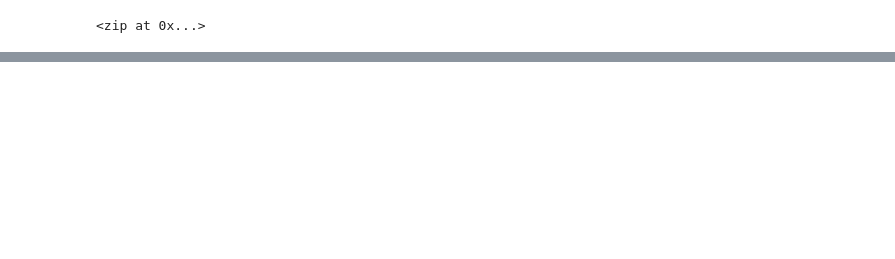
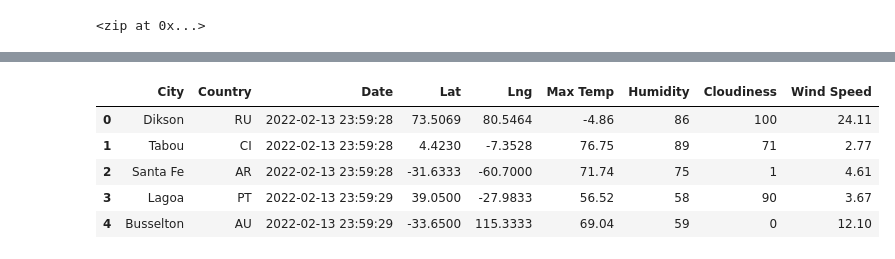
Before and after one commit to gittyupgirl/World_Weather_Analysis, a Jupyter notebook: WeatherPy.ipynb, the cells around one changed output, grey strips where cells are left out. Cells and saved outputs as stored; diff of their text form; code cells hidden in the pictures; blank space fills up the shorter version.

```diff
--- a/WeatherPy.ipynb
+++ b/WeatherPy.ipynb
@@ -16,0 +148,13 @@ coordinates = list(lat_lngs)
+# %%
+# Reorder the columns
+city_data_df_new_col = ["City", "Country", "Date", "Lat", "Lng", "Max Temp", "Humidity", "Cloudiness", "Wind Speed"]
+city_data_df = city_data_df[city_data_df_new_col]
+# %%
+city_data_df.head()
+# %% [output]
+|  | City | Country | Date | Lat | Lng | Max Temp | Humidity | Cloudiness | Wind Speed |
+| 0 | Dikson | RU | 2022-02-13 23:59:28 | 73.5069 | 80.5464 | -4.86 | 86 | 100 | 24.11 |
+| 1 | Tabou | CI | 2022-02-13 23:59:28 | 4.4230 | -7.3528 | 76.75 | 89 | 71 | 2.77 |
+| 2 | Santa Fe | AR | 2022-02-13 23:59:28 | -31.6333 | -60.7000 | 71.74 | 75 | 1 | 4.61 |
+| 3 | Lagoa | PT | 2022-02-13 23:59:29 | 39.0500 | -27.9833 | 56.52 | 58 | 90 | 3.67 |
+| 4 | Busselton | AU | 2022-02-13 23:59:29 | -33.6500 | 115.3333 | 69.04 | 59 | 0 | 12.10 |
```
Also changed, not shown: parts of 7 cells of this notebook.
